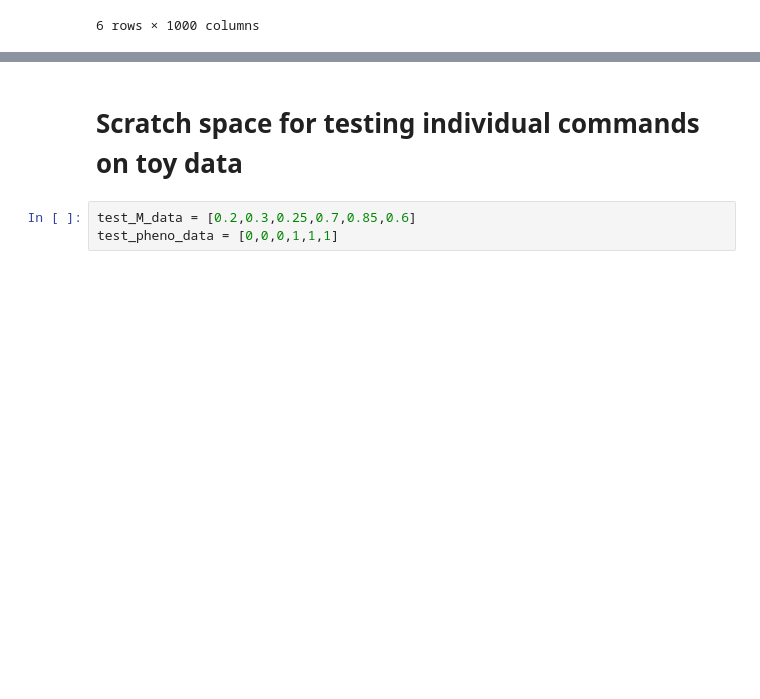
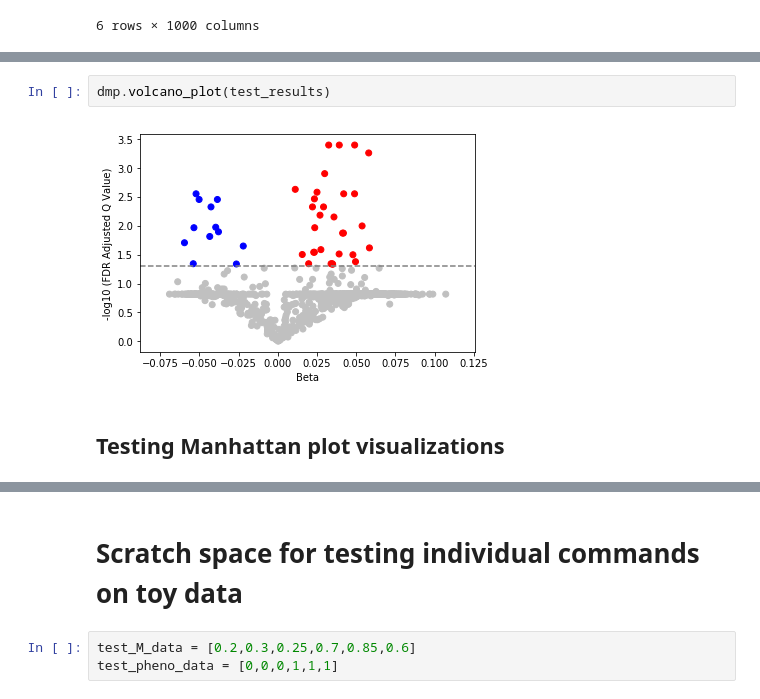
Before and after one commit to FoxoTech/methylize, a Jupyter notebook: dmpFinder_translation/Testing_dmpFinder_function.ipynb, the cells around one changed output, grey strips where cells are left out. Saved outputs shown, nothing was run; the diff lists cells and outputs as text; blank space fills up the shorter version.

```diff
--- a/dmpFinder_translation/Testing_dmpFinder_function.ipynb
+++ b/dmpFinder_translation/Testing_dmpFinder_function.ipynb
@@ -172,0 +210,6 @@ test_M_values_T.iloc[:,:1000]
+# %%
+dmp.volcano_plot(test_results)
+# %% [output]
+[figure, added]
+# %% [markdown]
+## Testing Manhattan plot visualizations
```
Also changed, not shown: parts of 14 cells of this notebook, 1 other file.
